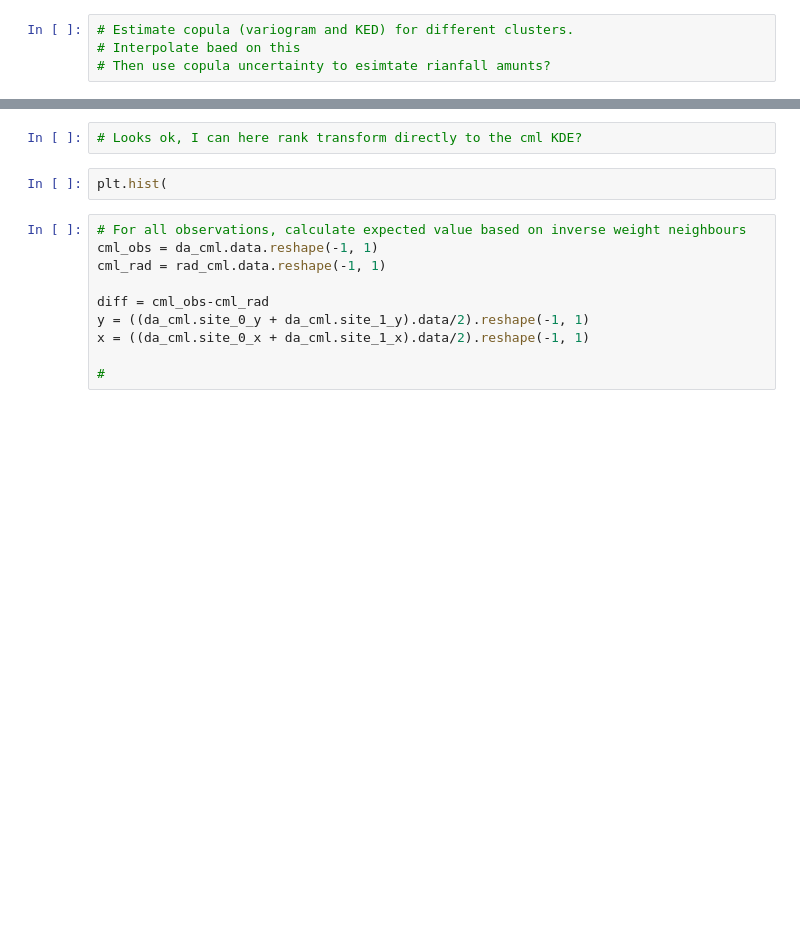
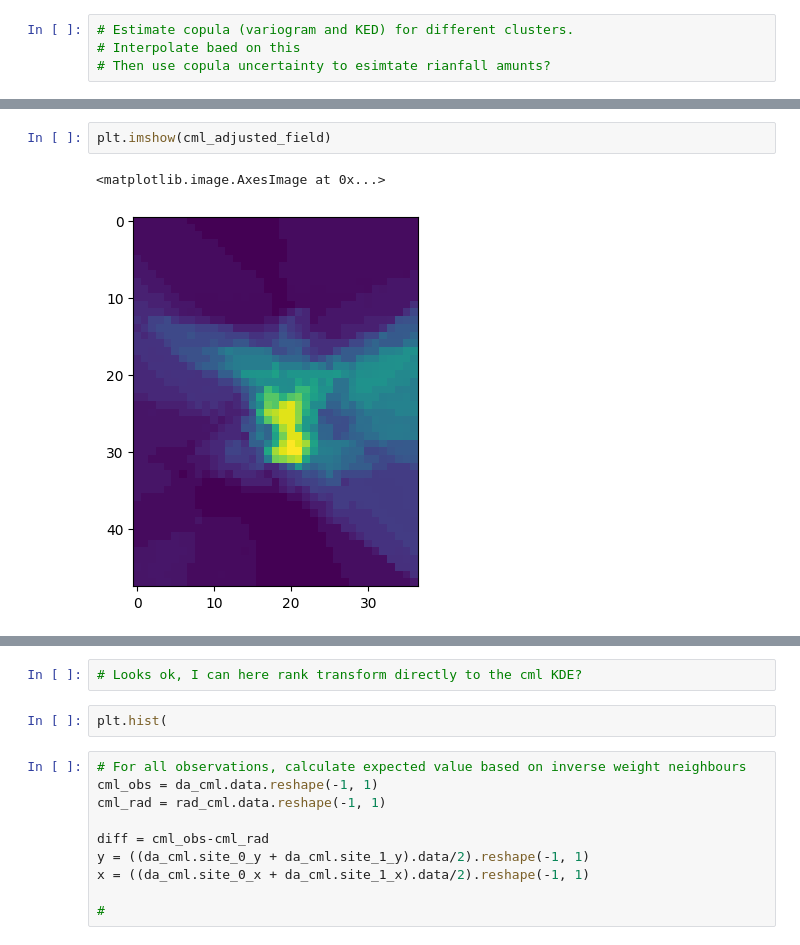
Before and after one commit to eoydvin/mergeplg, a Jupyter notebook: docs/notebooks/cluster.ipynb, the cells around one changed output, grey strips where cells are left out. Saved outputs shown, nothing was run; the diff lists cells and outputs as text; blank space fills up the shorter version.

```diff
--- a/docs/notebooks/cluster.ipynb
+++ b/docs/notebooks/cluster.ipynb
@@ -137,0 +215,5 @@ for j in range(np.unique(pred).size):
+# %%
+plt.imshow(cml_adjusted_field)
+# %% [output]
+<matplotlib.image.AxesImage at 0x...>
+[figure, added]
```
Also changed, not shown: parts of 18 cells of this notebook, 1 other file.
